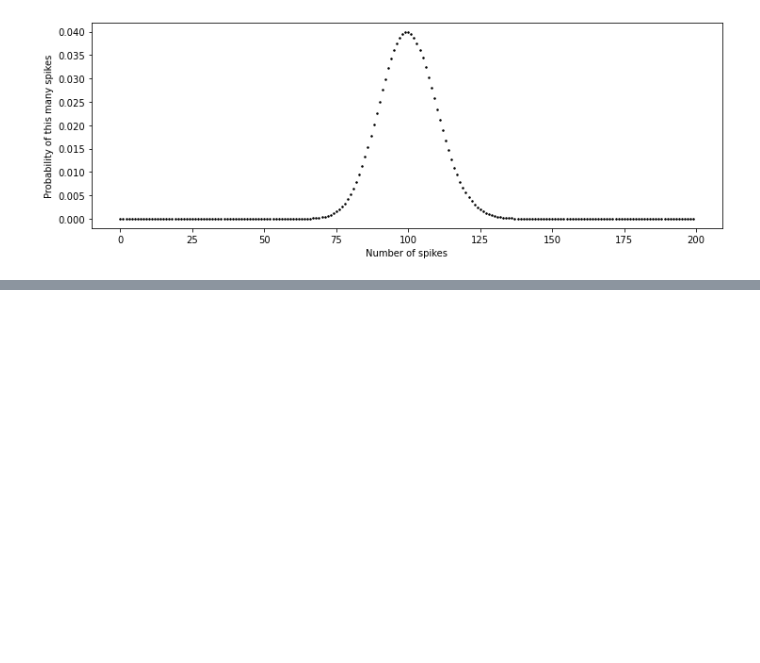
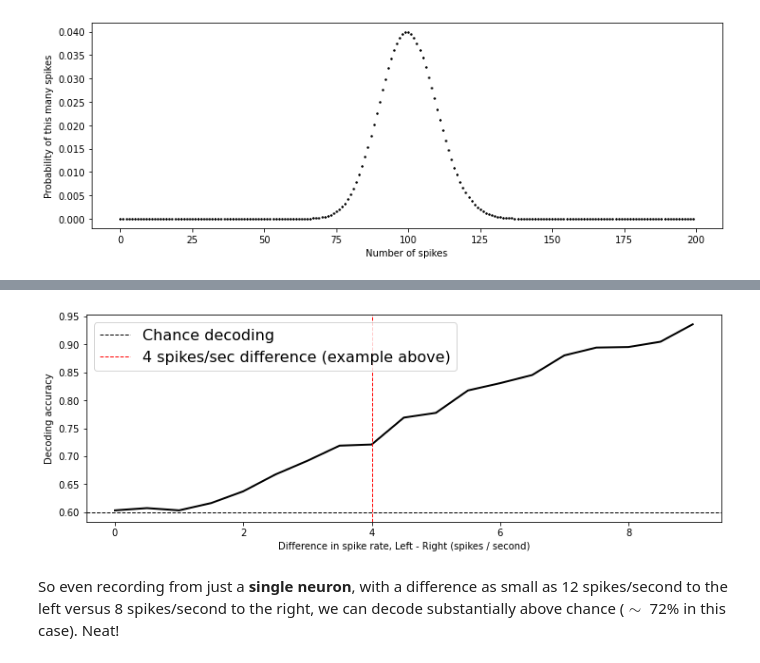
Before and after one commit to maxcollard/naive-bayes, a Jupyter notebook: naive-bayes-4-models.ipynb, the cells around one changed output, grey strips where cells are left out. Cells and saved outputs as stored; diff of their text form; code cells hidden in the pictures; blank space fills up the shorter version.

```diff
--- a/naive-bayes-4-models.ipynb
+++ b/naive-bayes-4-models.ipynb
@@ -80,0 +208,39 @@ $\ldots$ (TODO)
+# %%
+## Plot the results
+
+plt.figure( figsize = (12, 4) )
+
+plt.plot( spikes_per_sec_diff_test,
+          frac_correct_test,
+          'k-',
+          linewidth = 2)
+
+# Show the chance level, which is the larger of the two priors
+frac_correct_chance = np.maximum( prior_left, prior_right )
+xl = plt.xlim()
+plt.plot( xl,
+          [frac_correct_chance, frac_correct_chance],
+          'k--',
+          linewidth = 1,
+          label = 'Chance decoding' )
+plt.xlim( xl )
+
+# Show the difference we used for the example
+yl = plt.ylim()
+plt.plot( [4., 4.],
+          yl,
+          'r--',
+          linewidth = 1,
+          label = '4 spikes/sec difference (example above)' )
+plt.ylim( yl )
+
+plt.xlabel( 'Difference in spike rate, Left - Right (spikes / second)' )
+plt.ylabel( 'Decoding accuracy' )
+
+plt.legend( fontsize = 16 )
+
+plt.show()
+# %% [output]
+[figure, added]
+# %% [markdown]
+So even recording from just a **single neuron**, with a difference as small as 12 spikes/second to the left versus 8 spikes/second to the right, we can decode substantially above chance ($\sim$ 72% in this case). Neat!
```
Also changed, not shown: parts of 16 cells of this notebook, 12 other files.
